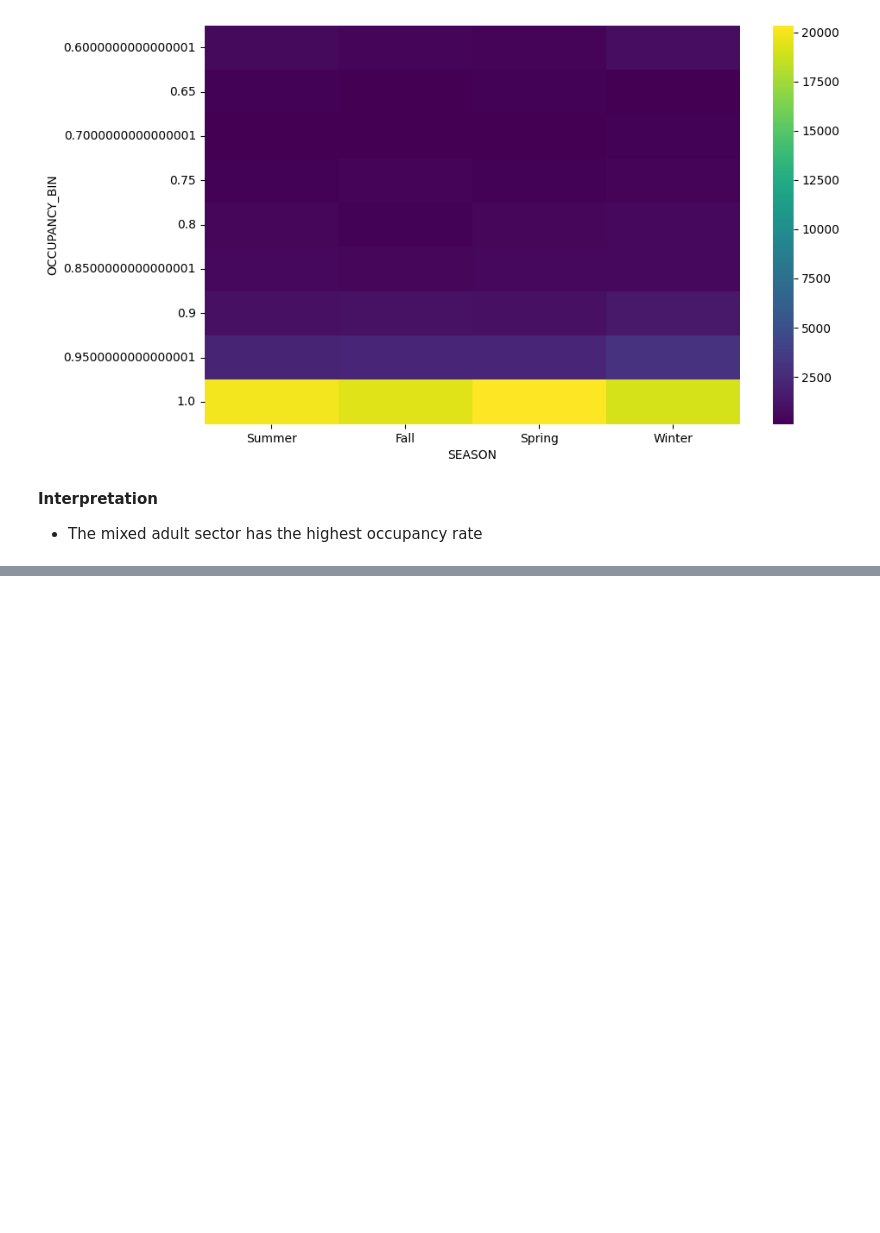
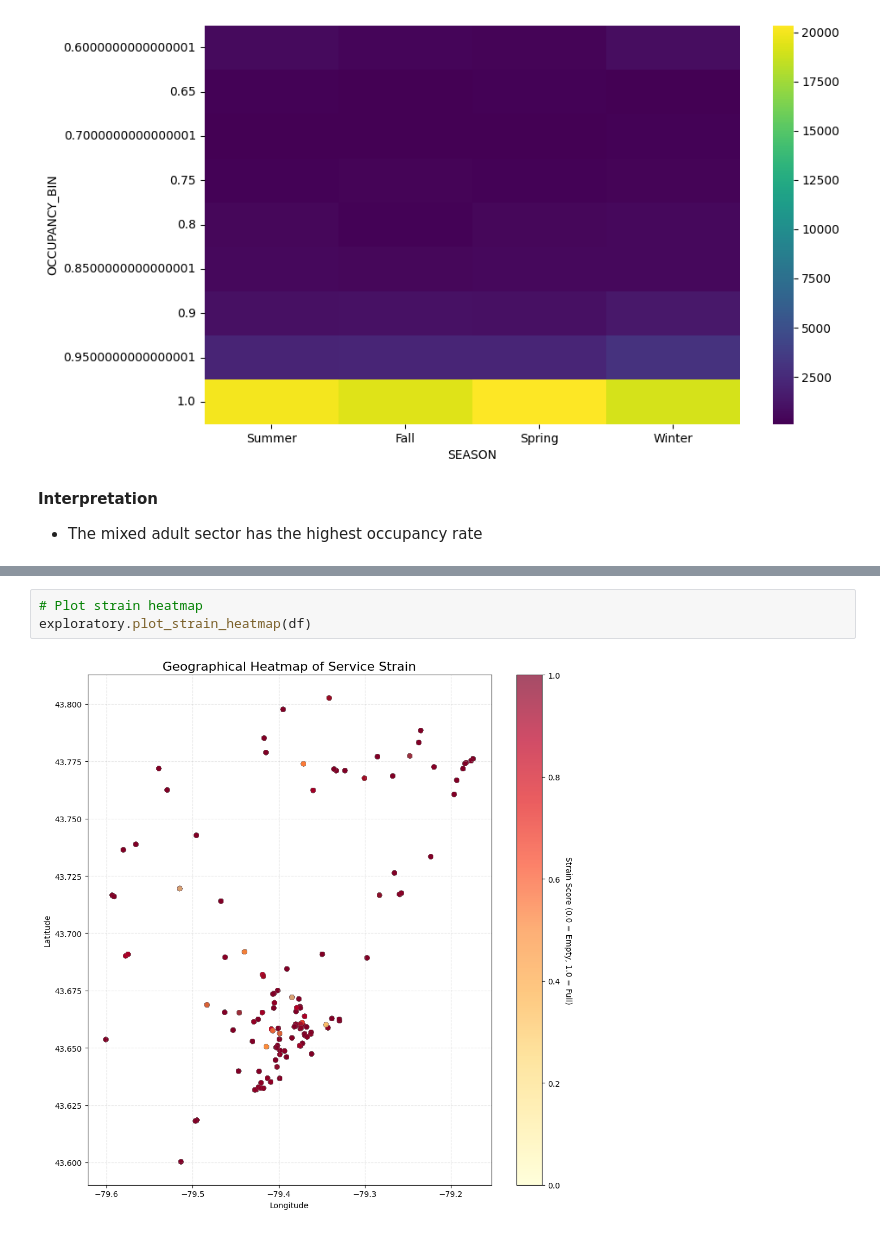
Before and after one commit to kewin-y/sdss-2026, a Jupyter notebook: notebook.ipynb, the cells around one changed output, grey strips where cells are left out. Saved outputs shown, nothing was run; the diff lists cells and outputs as text; blank space fills up the shorter version.

```diff
--- a/notebook.ipynb
+++ b/notebook.ipynb
@@ -551,0 +602,5 @@ for feature in categorical_features:
+# %%
+# Plot strain heatmap
+exploratory.plot_strain_heatmap(df)
+# %% [output]
+[figure, added]
```
Also changed, not shown: parts of 30 cells of this notebook, 1 other file.
